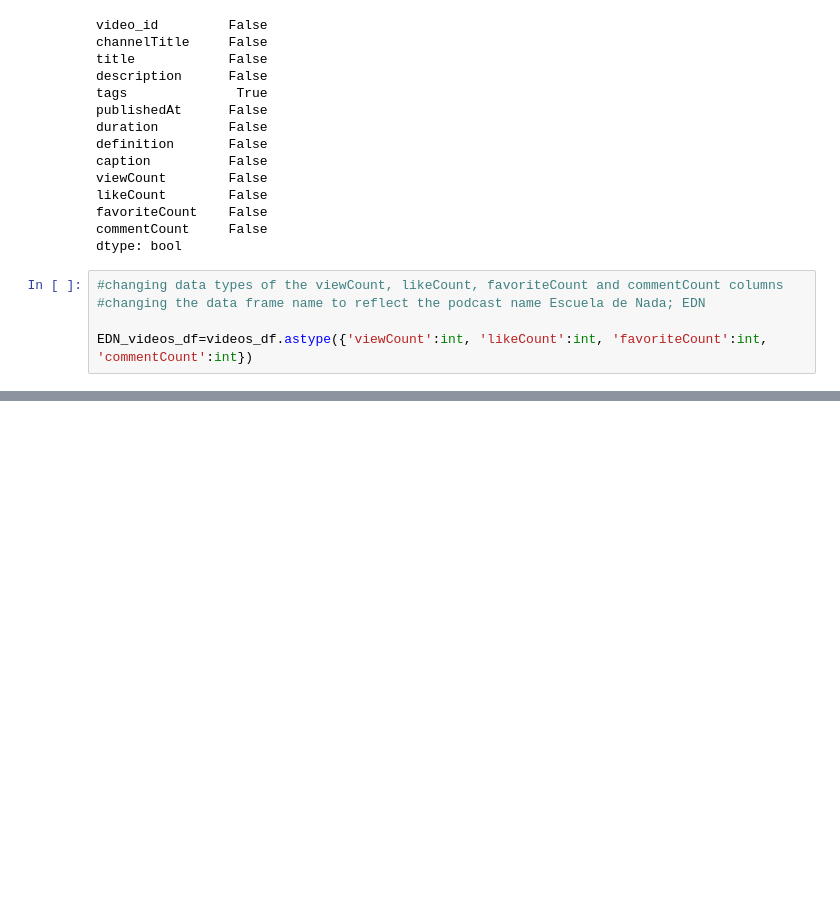
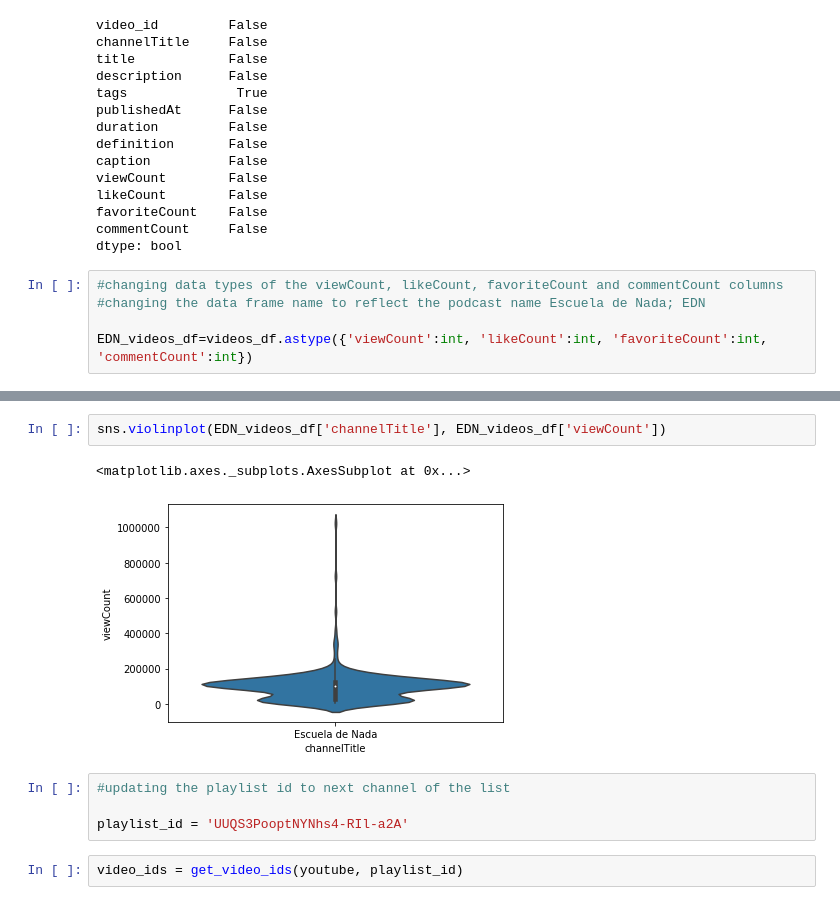
Before and after one commit to jarmasp/Youtube-portfolio-project, a Jupyter notebook: Youtube python project.ipynb, the cells around one changed output, grey strips where cells are left out. Cells and saved outputs as stored; diff of their text form; blank space fills up the shorter version.

```diff
--- a/Youtube python project.ipynb
+++ b/Youtube python project.ipynb
@@ -281,0 +307,11 @@ EDN_videos_df=videos_df.astype({'viewCount':int, 'likeCount':int, 'favoriteCount
+# %%
+sns.violinplot(EDN_videos_df['channelTitle'], EDN_videos_df['viewCount'])
+# %% [output]
+<matplotlib.axes._subplots.AxesSubplot at 0x...>
+[figure, added]
+# %%
+#updating the playlist id to next channel of the list
+
+playlist_id = 'UUQS3PooptNYNhs4-RIl-a2A'
+# %%
+video_ids = get_video_ids(youtube, playlist_id)
```
Also changed, not shown: parts of 12 cells of this notebook.
